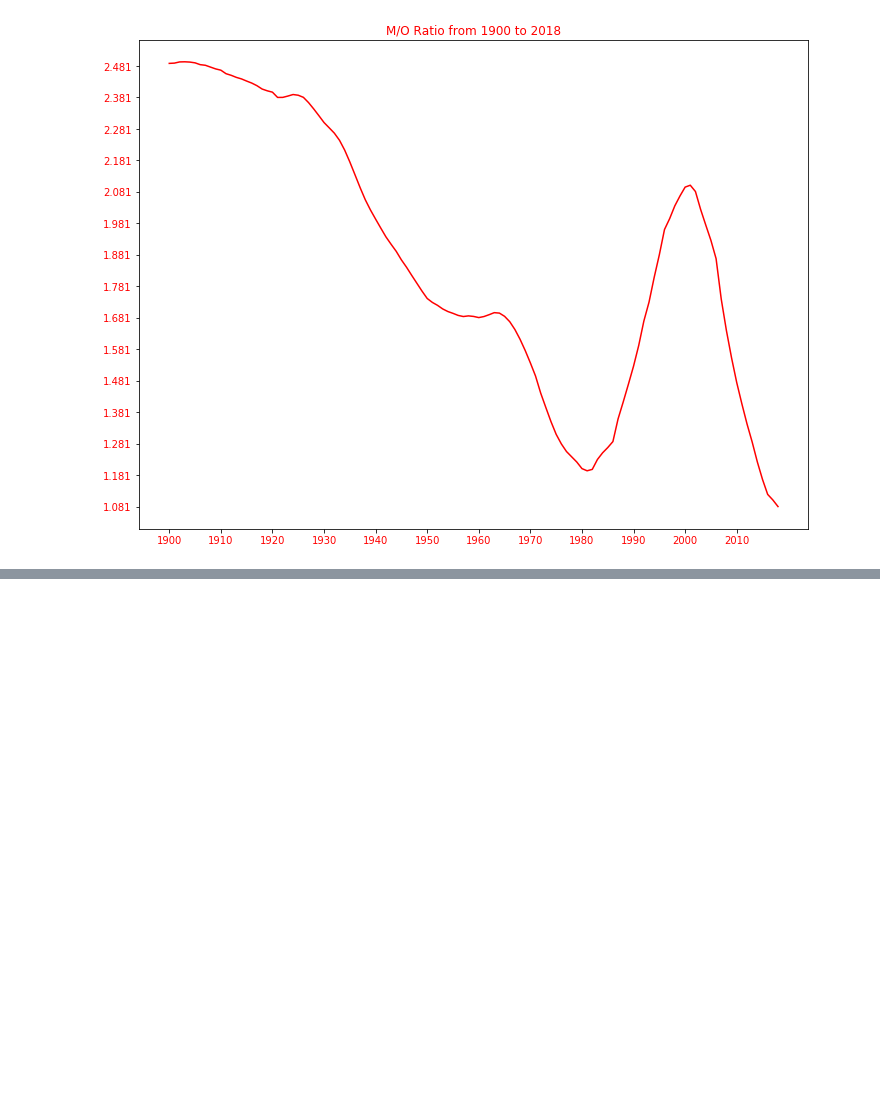
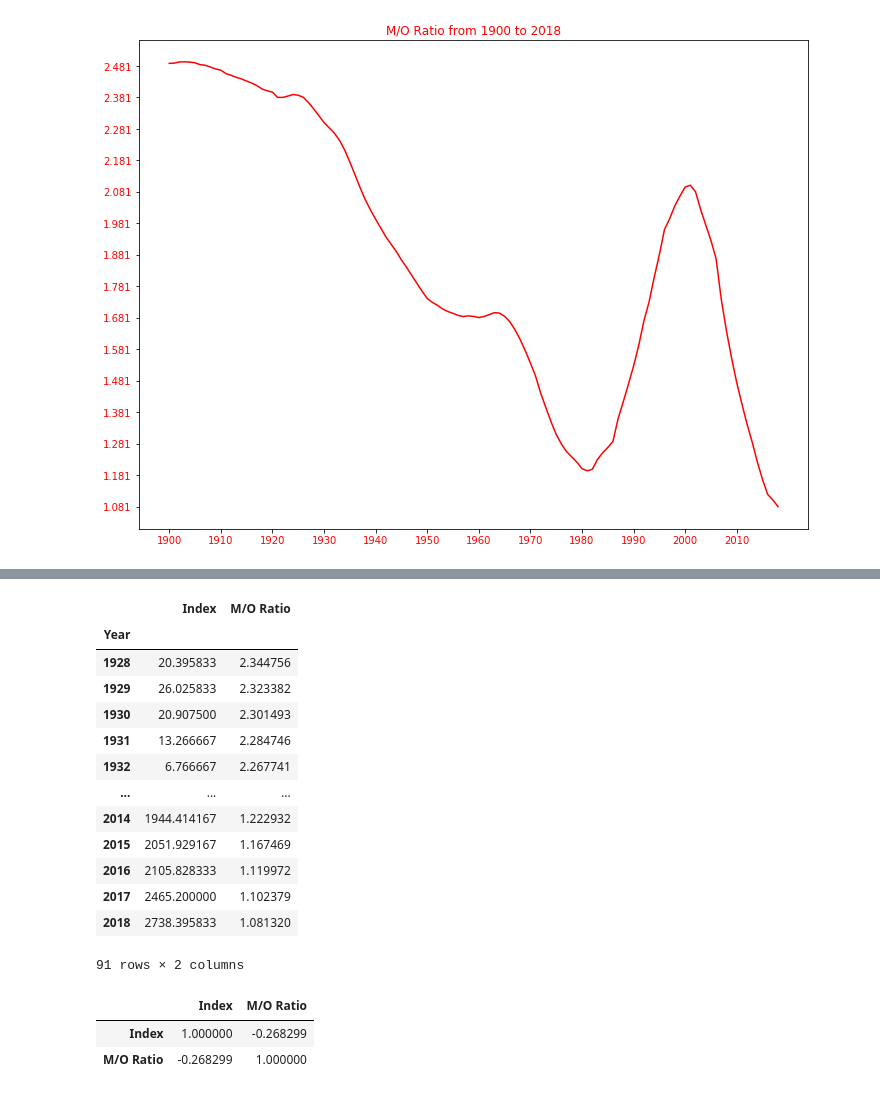
Before and after one commit to BruceKoh/Population-Growth-And-Market, a Jupyter notebook: MO/Getting Population Data.ipynb, the cells around one changed output, grey strips where cells are left out. Drawn from its saved outputs; the diff is of its cells as text; code cells hidden in the pictures; blank space fills up the shorter version.

```diff
--- a/MO/Getting Population Data.ipynb
+++ b/MO/Getting Population Data.ipynb
@@ -5,0 +9,3 @@ import os
+# %%
+SP['Year'] = SP['Year'].dt.year
+SP
@@ -5,0 +26,3 @@ import os
+# %%
+SP_Index = SP.groupby('Year')['Index'].mean()
+SP_Index
@@ -184,3 +221,9 @@ plt.savefig('E:\Programming\Python\MJ\Projects\Population growth and markets\Pop
 plt.show()
 # %% [output]
 [figure]
+# %%
+dfMOT_cor = dfMOT.loc[(dfMOT['Year']>='1928')]
+dfMOT_cor['Year'] = dfMOT_cor['Year'].astype(int)
+dfMOT_cor = dfMOT_cor.set_index('Year')
+dfMOT_cor['M/O Ratio'] = dfMOT_cor['M/O Ratio'].astype(float)
+dfMOT_cor
@@ -186,0 +249,27 @@ plt.show()
+# %%
+SP_Index = SP_Index.to_frame()
+# %%
+dfMOT_cor = pd.concat([SP_Index,dfMOT_cor], axis=1)
+
+dfMOT_cor
+# %% [output]
+|  | Index | M/O Ratio |
+| Year |  |  |
+| 1928 | 20.395833 | 2.344756 |
+| 1929 | 26.025833 | 2.323382 |
+| 1930 | 20.907500 | 2.301493 |
+| 1931 | 13.266667 | 2.284746 |
+| 1932 | 6.766667 | 2.267741 |
+| ... | ... | ... |
+| 2014 | 1944.414167 | 1.222932 |
+| 2015 | 2051.929167 | 1.167469 |
+| 2016 | 2105.828333 | 1.119972 |
+| 2017 | 2465.200000 | 1.102379 |
+| 2018 | 2738.395833 | 1.081320 |
+91 rows × 2 columns
+# %%
+dfMOT_cor.corr(method='pearson')
+# %% [output]
+|  | Index | M/O Ratio |
+| Index | 1.000000 | -0.268299 |
+| M/O Ratio | -0.268299 | 1.000000 |
```
Also changed, not shown: parts of 4 cells of this notebook.
